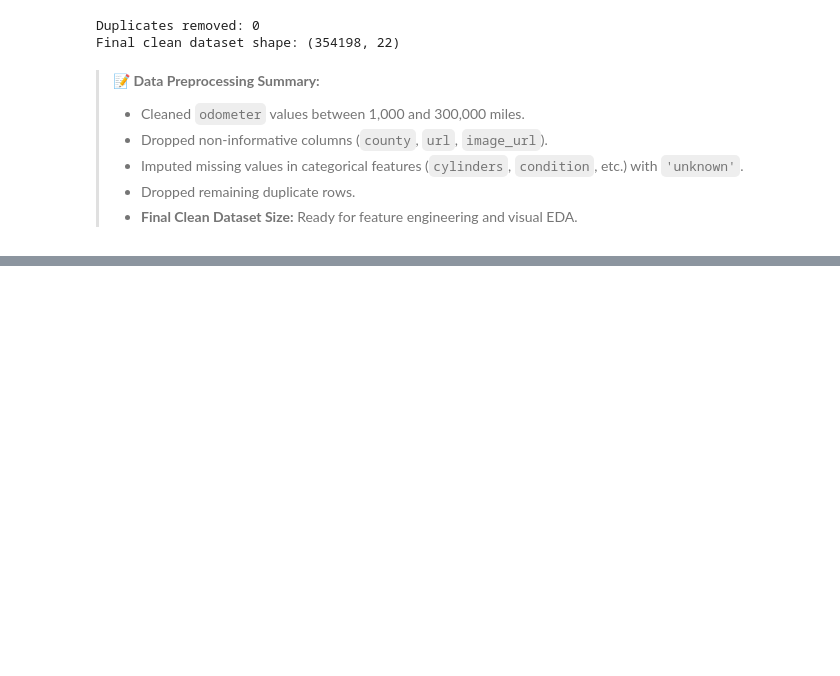
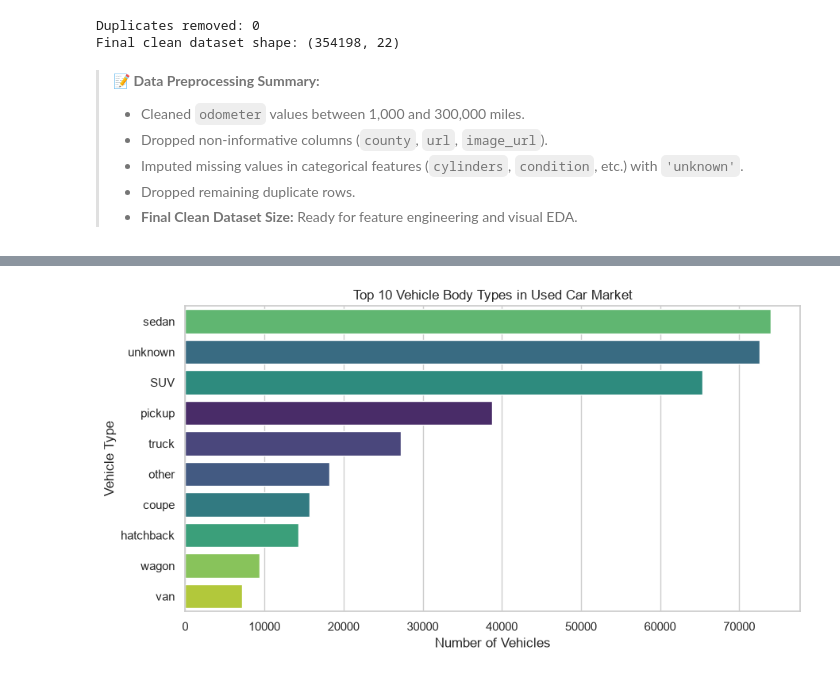
Before and after one commit to harybagus/used-car-market-analysis, a Jupyter notebook: used_car_market_analysis.ipynb, the cells around one changed output, grey strips where cells are left out. Drawn from its saved outputs; the diff is of its cells as text; code cells hidden in the pictures; blank space fills up the shorter version.

```diff
--- a/used_car_market_analysis.ipynb
+++ b/used_car_market_analysis.ipynb
@@ -244,0 +273,19 @@ Final clean dataset shape: (354198, 22)
+# %%
+# Count plot for top 10 vehicle types
+plt.figure(figsize=(10, 5))
+top_types = df_clean['type'].value_counts().head(10).index
+sns.countplot(
+    data=df_clean[df_clean['type'].isin(top_types)],
+    y='type',
+    order=top_types,
+    hue='type',
+    palette='viridis',
+    legend=False
+)
+
+plt.title('Top 10 Vehicle Body Types in Used Car Market')
+plt.xlabel('Number of Vehicles')
+plt.ylabel('Vehicle Type')
+plt.show()
+# %% [output]
+[figure, added]
```
Also changed, not shown: parts of 2 cells of this notebook.
